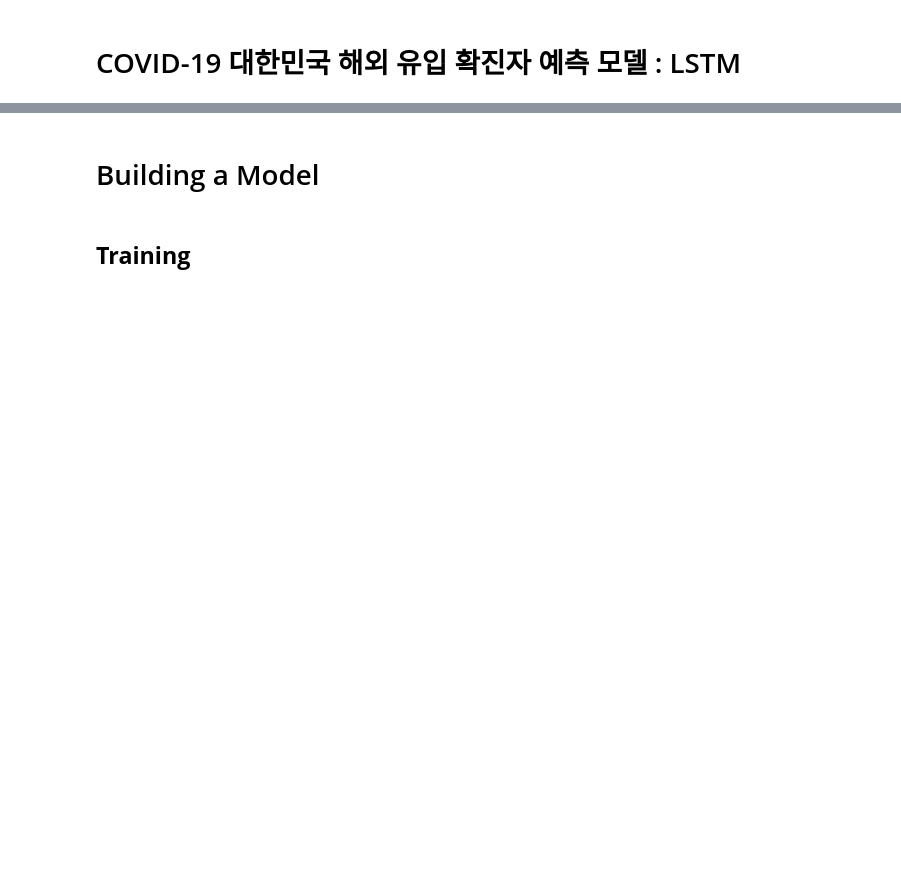
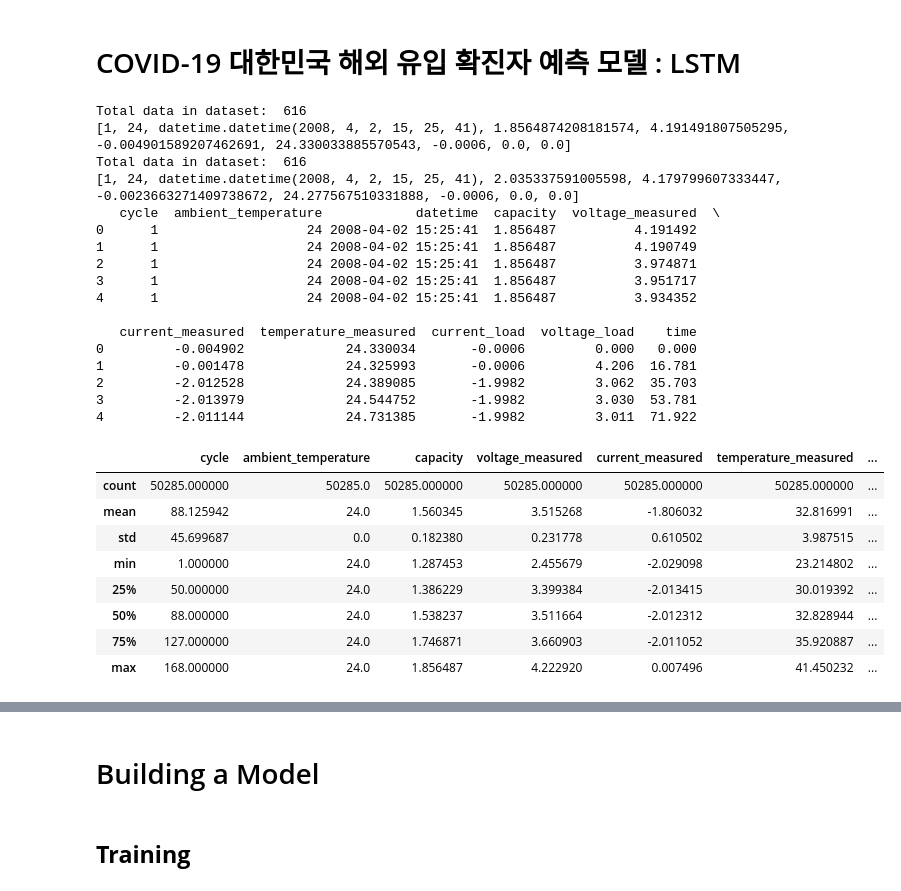
Before and after one commit to robertchoi/BatteryDatasetImplementation, a Jupyter notebook: omona/lstm_pytorch.ipynb, the cells around one changed output, grey strips where cells are left out. Drawn from its saved outputs; the diff is of its cells as text; code cells hidden in the pictures; blank space fills up the shorter version.

```diff
--- a/omona/lstm_pytorch.ipynb
+++ b/omona/lstm_pytorch.ipynb
@@ -38,3 +43,77 @@ warnings.filterwarnings('ignore')
 from matplotlib import font_manager, rc
 font_name = font_manager.FontProperties(fname="c:/Windows/Fonts/malgun.ttf").get_name()
 rc('font', family=font_name)
+# %%
+
+def load_data(battery):
+  mat = loadmat('battery_data/' + battery + '.mat')
+  print('Total data in dataset: ', len(mat[battery][0, 0]['cycle'][0]))
+  counter = 0
+  dataset = []
+  capacity_data = []
+
+  for i in range(len(mat[battery][0, 0]['cycle'][0])):
+    row = mat[battery][0, 0]['cycle'][0, i]
+    if row['type'][0] == 'discharge':
+      ambient_temperature = row['ambient_temperature'][0][0]
+      date_time = datetime.datetime(int(row['time'][0][0]),
+                               int(row['time'][0][1]),
+                               int(row['time'][0][2]),
+                               int(row['time'][0][3]),
+                               int(row['time'][0][4])) + datetime.timedelta(seconds=int(row['time'][0][5]))
+      data = row['data']
+      capacity = data[0][0]['Capacity'][0][0]
+      for j in range(len(data[0][0]['Voltage_measured'][0])):
+        voltage_measured = data[0][0]['Voltage_measured'][0][j]
+        current_measured = data[0][0]['Current_measured'][0][j]
+        temperature_measured = data[0][0]['Temperature_measured'][0][j]
+        current_load = data[0][0]['Current_load'][0][j]
+        voltage_load = data[0][0]['Voltage_load'][0][j]
+        time = data[0][0]['Time'][0][j]
+        dataset.append([counter + 1, ambient_temperature, date_time, capacity,
+                        voltage_measured, current_measured,
+                        temperature_measured, current_load,
+                        voltage_load, time])
+      capacity_data.append([counter + 1, ambient_temperature, date_time, capacity])
+      counter = counter + 1
+  print(dataset[0])
+  return [pd.DataFrame(data=dataset,
+                       columns=['cycle', 'ambient_temperature', 'datetime',
+                                'capacity', 'voltage_measured',
+                                'current_measured', 'temperature_measured',
+                                'current_load', 'voltage_load', 'time']),
+          pd.DataFrame(data=capacity_data,
+                       columns=['cycle', 'ambient_temperature', 'datetime',
+                                'capacity'])]
+dataset, capacity = load_data('B0005')
+pred_dataset, pred_capacity = load_data('B0006')
+pd.set_option('display.max_columns', 10)
+print(dataset.head())
+dataset.describe()
+# %% [output]
+Total data in dataset:  616
+[1, 24, datetime.datetime(2008, 4, 2, 15, 25, 41), 1.8564874208181574, 4.191491807505295, -0.004901589207462691, 24.330033885570543, -0.0006, 0.0, 0.0]
+Total data in dataset:  616
+[1, 24, datetime.datetime(2008, 4, 2, 15, 25, 41), 2.035337591005598, 4.179799607333447, -0.0023663271409738672, 24.277567510331888, -0.0006, 0.0, 0.0]
+   cycle  ambient_temperature            datetime  capacity  voltage_measured  \
+0      1                   24 2008-04-02 15:25:41  1.856487          4.191492
+1      1                   24 2008-04-02 15:25:41  1.856487          4.190749
+2      1                   24 2008-04-02 15:25:41  1.856487          3.974871
+3      1                   24 2008-04-02 15:25:41  1.856487          3.951717
+4      1                   24 2008-04-02 15:25:41  1.856487          3.934352
+
+   current_measured  temperature_measured  current_load  voltage_load    time
+0         -0.004902             24.330034       -0.0006         0.000   0.000
+1         -0.001478             24.325993       -0.0006         4.206  16.781
+2         -2.012528             24.389085       -1.9982         3.062  35.703
+3         -2.013979             24.544752       -1.9982         3.030  53.781
+4         -2.011144             24.731385       -1.9982         3.011  71.922
+|  | cycle | ambient_temperature | capacity | voltage_measured | current_measured | temperature_measured | ... |
+| count | 50285.000000 | 50285.0 | 50285.000000 | 50285.000000 | 50285.000000 | 50285.000000 | ... |
+| mean | 88.125942 | 24.0 | 1.560345 | 3.515268 | -1.806032 | 32.816991 | ... |
+| std | 45.699687 | 0.0 | 0.182380 | 0.231778 | 0.610502 | 3.987515 | ... |
+| min | 1.000000 | 24.0 | 1.287453 | 2.455679 | -2.029098 | 23.214802 | ... |
+| 25% | 50.000000 | 24.0 | 1.386229 | 3.399384 | -2.013415 | 30.019392 | ... |
+| 50% | 88.000000 | 24.0 | 1.538237 | 3.511664 | -2.012312 | 32.828944 | ... |
+| 75% | 127.000000 | 24.0 | 1.746871 | 3.660903 | -2.011052 | 35.920887 | ... |
+| max | 168.000000 | 24.0 | 1.856487 | 4.222920 | 0.007496 | 41.450232 | ... |
```
Also changed, not shown: parts of 12 cells of this notebook.
